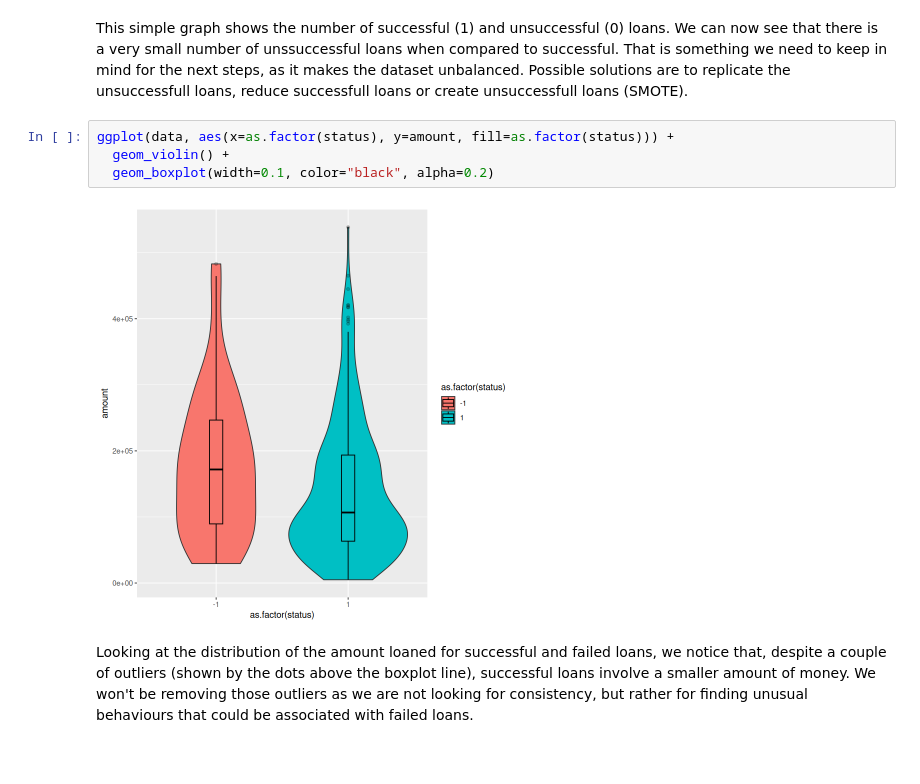
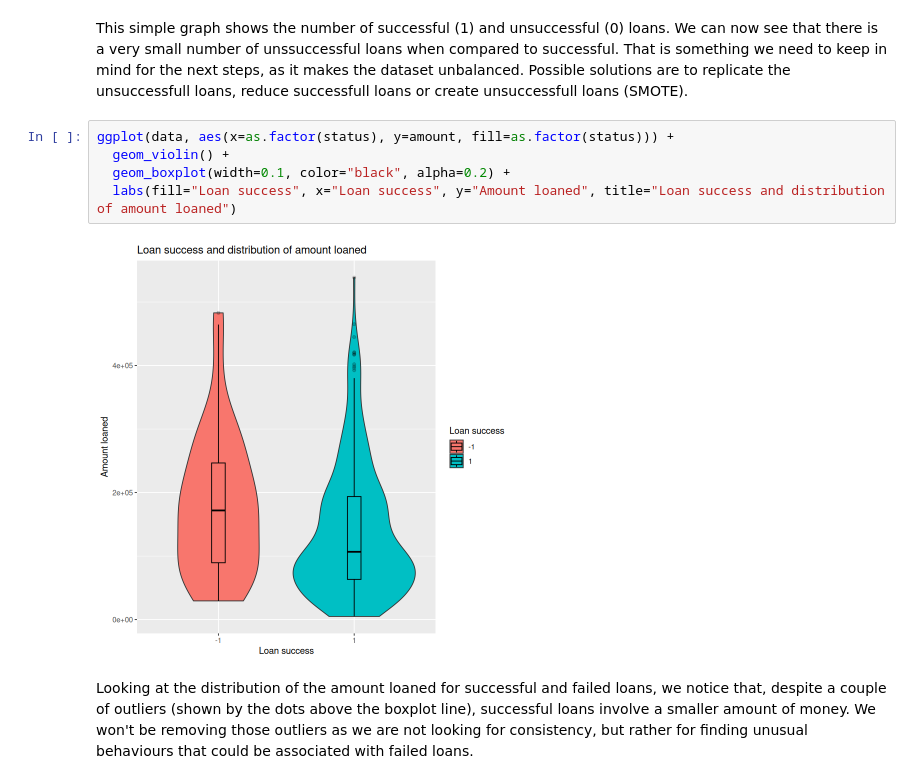
Before and after one commit to 1Krypt0/FEUP-AC-PROJ, a Jupyter notebook: docs/data-understanding.ipynb, the cells around one changed output. Cells and saved outputs as stored; diff of their text form.

```diff
--- a/docs/data-understanding.ipynb
+++ b/docs/data-understanding.ipynb
@@ -57,9 +58,10 @@ This simple graph shows the number of successful (1) and unsuccessful (0) loans.
 # %%
 ggplot(data, aes(x=as.factor(status), y=amount, fill=as.factor(status))) +
   geom_violin() +
-  geom_boxplot(width=0.1, color="black", alpha=0.2)
+  geom_boxplot(width=0.1, color="black", alpha=0.2) +
+  labs(fill="Loan success", x="Loan success", y="Amount loaned", title="Loan success and distribution of amount loaned")
 # %% [output]
-[figure, old version]
+[figure, new version]
 # %% [markdown]
 Looking at the distribution of the amount loaned for successful and failed loans, we notice that, despite a couple of outliers (shown by the dots above the boxplot line), successful loans involve a smaller amount of money. We won't be removing those outliers as we are not looking for consistency, but rather for finding unusual behaviours that could be associated with failed loans.
 # %%
```
Also changed, not shown: parts of 26 cells of this notebook.
